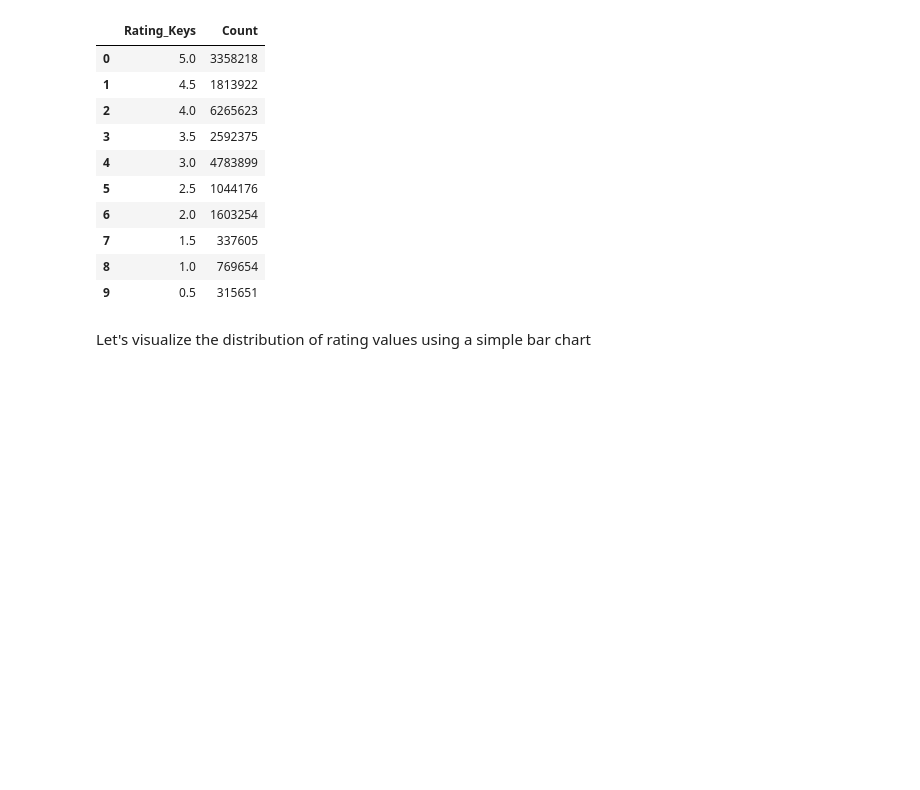
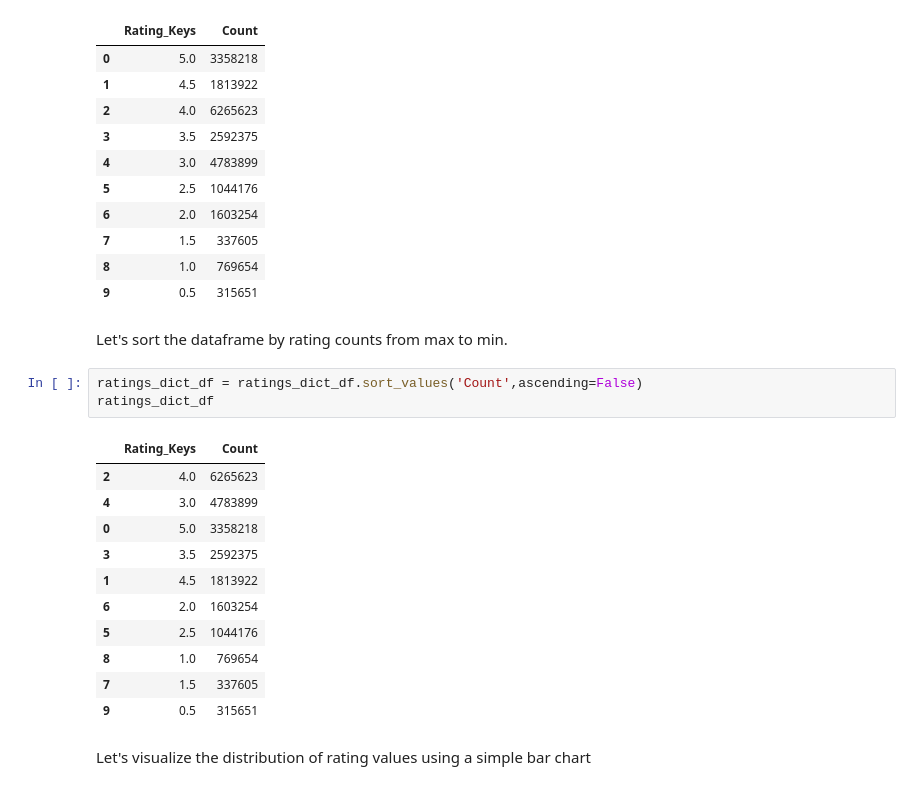
Before and after one commit to Lawrence-Krukrubo/EDA, a Jupyter notebook: iterators_and_iterables.ipynb, the cells around one changed output. Saved outputs shown, nothing was run; the diff lists cells and outputs as text; blank space fills up the shorter version.

```diff
--- a/iterators_and_iterables.ipynb
+++ b/iterators_and_iterables.ipynb
@@ -387,6 +402,23 @@ ratings_dict_df
 | 7 | 1.5 | 337605 |
 | 8 | 1.0 | 769654 |
 | 9 | 0.5 | 315651 |
+# %% [markdown]
+Let's sort the dataframe by rating counts from max to min.
+# %%
+ratings_dict_df = ratings_dict_df.sort_values('Count',ascending=False)
+ratings_dict_df
+# %% [output]
+|  | Rating_Keys | Count |
+| 2 | 4.0 | 6265623 |
+| 4 | 3.0 | 4783899 |
+| 0 | 5.0 | 3358218 |
+| 3 | 3.5 | 2592375 |
+| 1 | 4.5 | 1813922 |
+| 6 | 2.0 | 1603254 |
+| 5 | 2.5 | 1044176 |
+| 8 | 1.0 | 769654 |
+| 7 | 1.5 | 337605 |
+| 9 | 0.5 | 315651 |
 # %% [markdown]
 Let's visualize the distribution of rating values using a simple bar chart
 # %%
```
Also changed, not shown: parts of 23 cells of this notebook.
